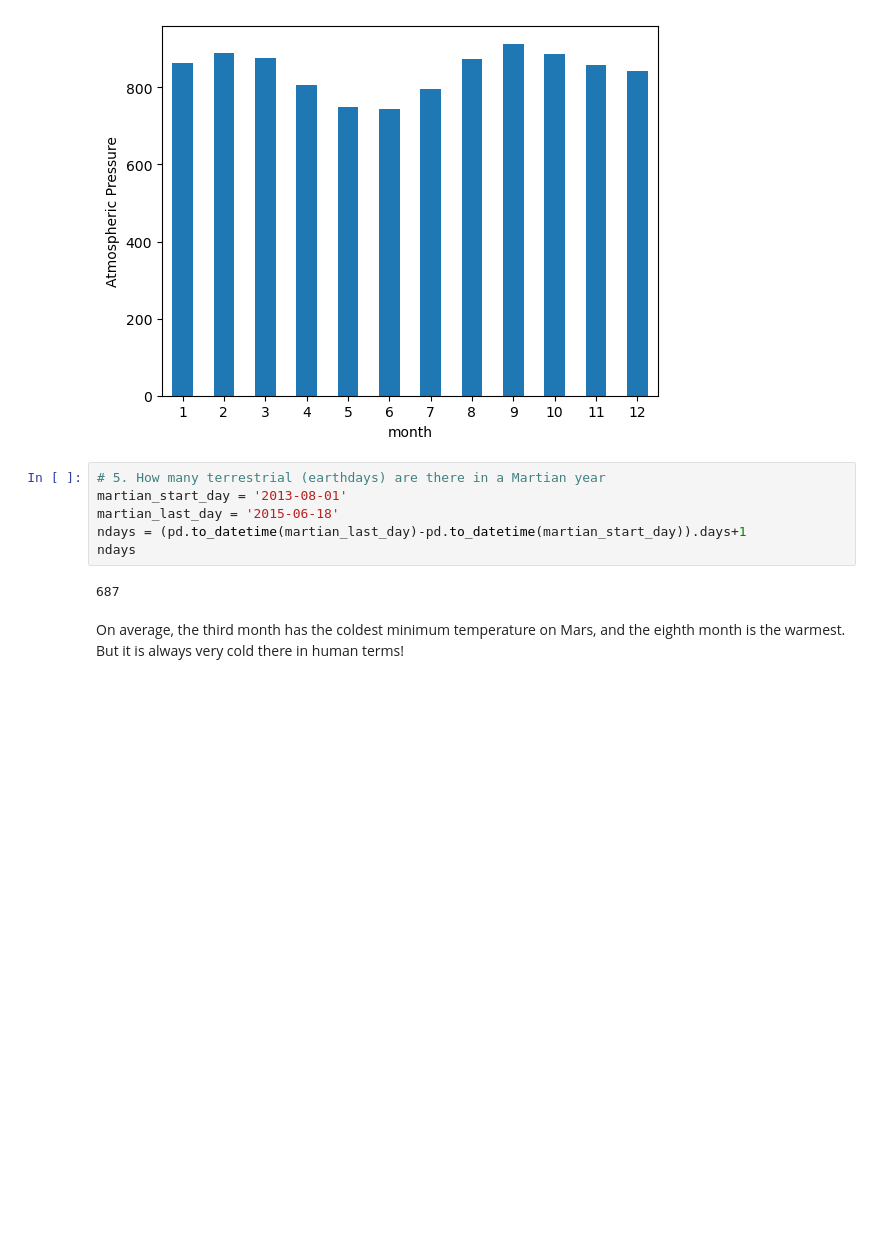
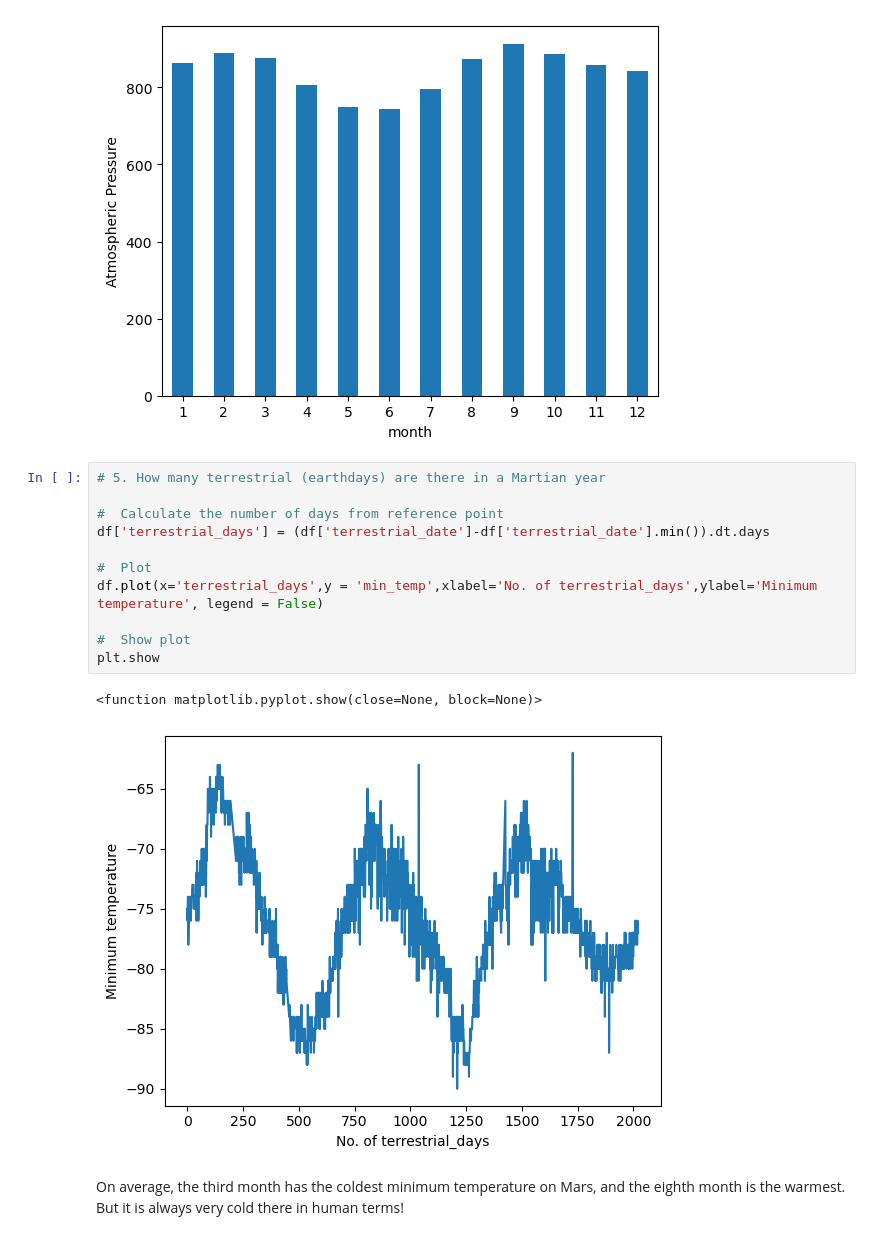
Before and after one commit to Sharuraji/HTML_Challenge, a Jupyter notebook: part_2_mars_weather.ipynb, the cells around one changed output. Cells and saved outputs as stored; diff of their text form; blank space fills up the shorter version.

```diff
--- a/part_2_mars_weather.ipynb
+++ b/part_2_mars_weather.ipynb
@@ -241,14 +241,20 @@ plt.xlabel("month")
 plt.show()
 # %% [output]
 [figure]
-# %%
-# 5. How many terrestrial (earthdays) are there in a Martian year
-martian_start_day = '2013-08-01'
-martian_last_day = '2015-06-18'
-ndays = (pd.to_datetime(martian_last_day)-pd.to_datetime(martian_start_day)).days+1
-ndays
-# %% [output]
-687
+# %%
+# 5. How many terrestrial (earthdays) are there in a Martian year
+
+#  Calculate the number of days from reference point
+df['terrestrial_days'] = (df['terrestrial_date']-df['terrestrial_date'].min()).dt.days
+
+#  Plot
+df.plot(x='terrestrial_days',y = 'min_temp',xlabel='No. of terrestrial_days',ylabel='Minimum temperature', legend = False)
+
+#  Show plot
+plt.show
+# %% [output]
+<function matplotlib.pyplot.show(close=None, block=None)>
+[figure, added]
 # %% [markdown]
 On average, the third month has the coldest minimum temperature on Mars, and the eighth month is the warmest. But it is always very cold there in human terms!
 # %% [markdown]
```
Also changed, not shown: 1 other file.
